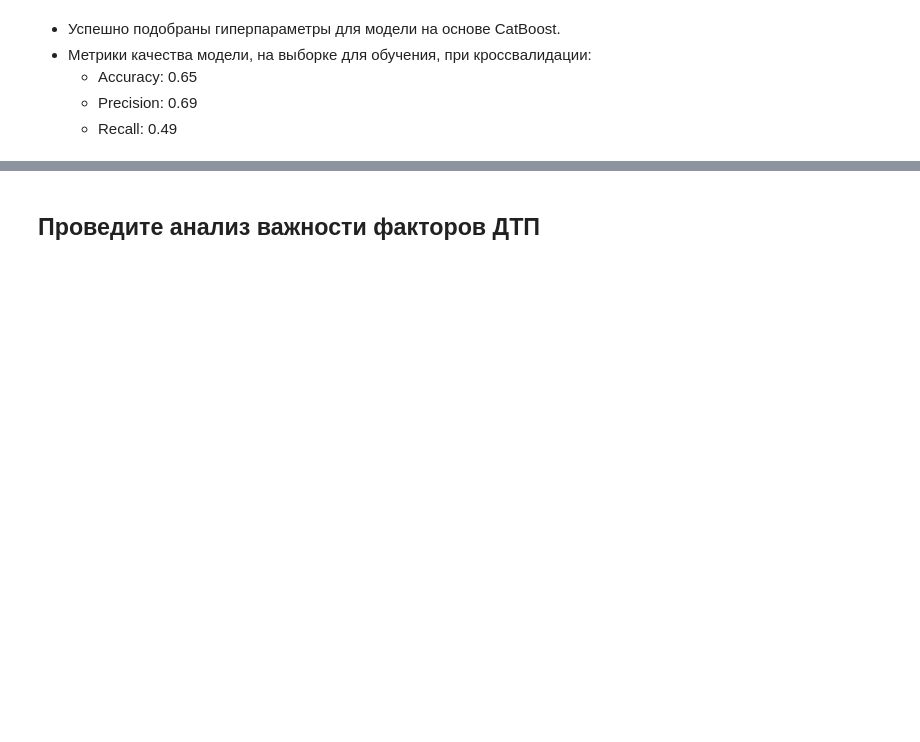
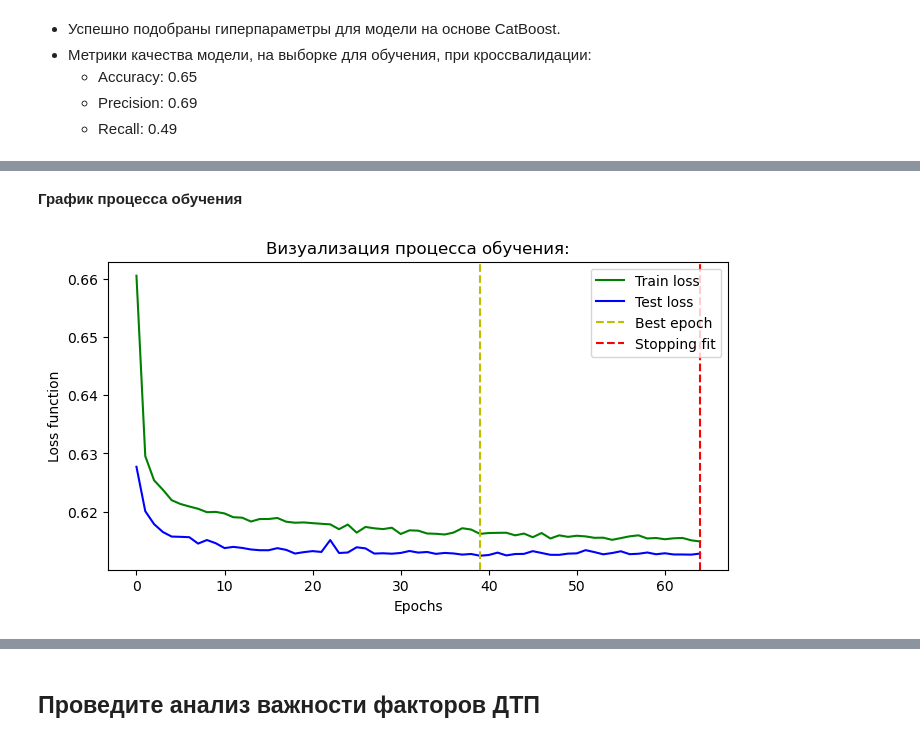
Before and after one commit to Denis-Mukhanov/road-accident-risk, a Jupyter notebook: road_accident_risk.ipynb, the cells around one changed output, grey strips where cells are left out. Drawn from its saved outputs; the diff is of its cells as text; code cells hidden in the pictures; blank space fills up the shorter version.

```diff
--- a/road_accident_risk.ipynb
+++ b/road_accident_risk.ipynb
@@ -2110,0 +2183,8 @@ array([[0],
+# %%
+# оптимизация с помощью Optuna
+study = optuna.create_study(direction='minimize')
+study.optimize(objective, n_trials=100)
+# %%
+# оптимальные параметры
+best_params = study.best_trial.params
+display('Оптимальные параметры:', best_params)
@@ -2110,0 +2262,10 @@ array([[0],
+# %%
+# обучение и сохранение результатов
+result_test = train(model=model,
+                    train_dataloader=train_dataloader,
+                    test_dataloader=test_dataloader,
+                    optimizer=optimizer,
+                    loss=loss,
+                    n_epochs=n_epochs,
+                    patience=patience,
+                    min_delta=0)
@@ -2110,0 +2288,19 @@ array([[0],
+# %% [markdown]
+__График процесса обучения__
+# %%
+plt.figure(figsize=(8, 4))
+plt.plot(result_test['train_loss'], color='green', label='Train loss')
+plt.plot(result_test['test_loss'], color='blue', label='Test loss')
+
+# отметка Best epoch
+plt.axvline(x=result_test['best_epoch'], color='y', linestyle='--', label='Best epoch')
+# отметка Stopping train
+plt.axvline(x=result_test['stopping_epoch'], color='red', linestyle='--', label='Stopping fit')
+
+plt.title('Визуализация процесса обучения:')
+plt.xlabel('Epochs')
+plt.ylabel('Loss function')
+plt.legend(loc='best')
+plt.show()
+# %% [output]
+[figure, added]
```
Also changed, not shown: parts of 106 cells of this notebook.
